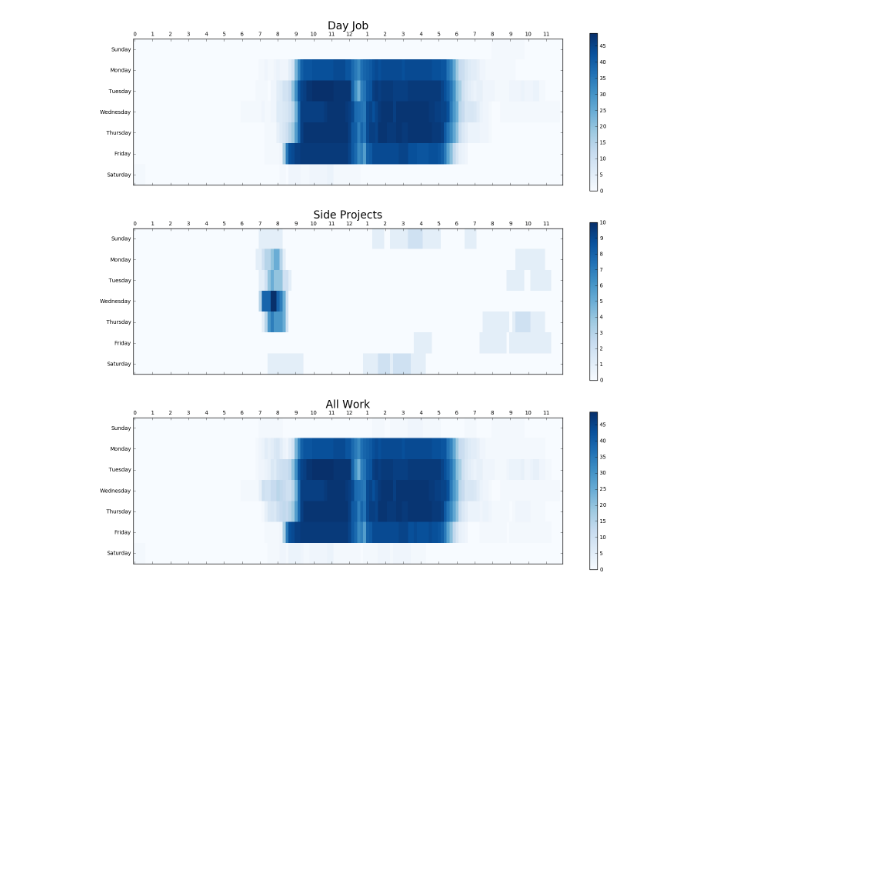
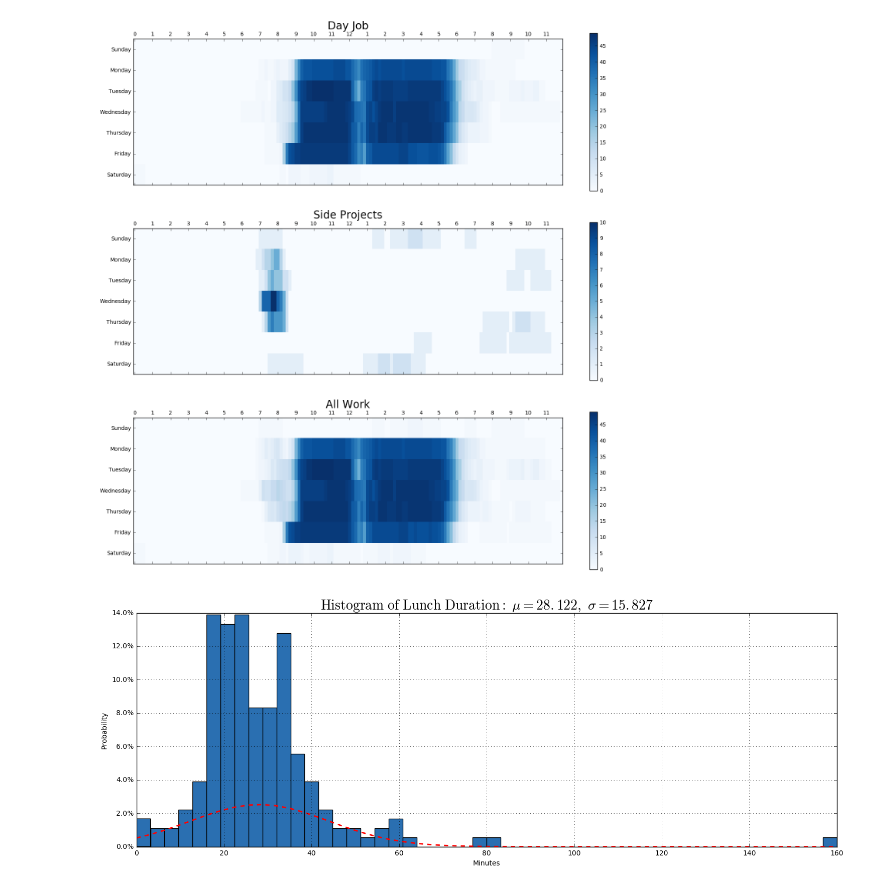
Before and after one commit to Tornquist/2017-Analysis, a Jupyter notebook: 2017 Analysis.ipynb, the cells around one changed output. Cells and saved outputs as stored; diff of their text form; code cells hidden in the pictures; blank space fills up the shorter version.

Commit message:
Add histogram of lunch duration

```diff
--- a/2017 Analysis.ipynb
+++ b/2017 Analysis.ipynb
@@ -270,3 +273,72 @@ az.set_yticklabels(list(WEEK_TYPE.day_names()))
 plt.show()
 # %% [output]
 [figure]
+# %%
+def calculate_lunch():
+    # Get all working entries
+    data = get_by_project(Project.SKINIO)
+
+    # Filter weekend entries
+    data = list(filter(lambda entry: entry.day in Week.WORK.value, data))
+
+    # Group by Date
+    data_by_date = {}
+    for entry in data:
+        if not entry.date in data_by_date:
+            data_by_date[entry.date] = []
+        data_by_date[entry.date].append(entry)
+
+    # Calculate Lunch
+    lunch_duration = []
+    for date in data_by_date:
+        day_data = data_by_date[date]
+        entries = len(day_data)
+        if (entries == 1):
+            # Filter very short days (half days)
+            if (entry.amount > 6):
+                lunch_duration.append(0)
+        elif (entries == 2):
+            start_time = datetime.datetime.strptime(day_data[0].end, '%I:%M %p')
+            end_time = datetime.datetime.strptime(day_data[1].start, '%I:%M %p')
+
+            if (end_time.hour > 14):
+                lunch_duration.append(0)
+                continue
+
+            delta = end_time - start_time
+            duration = delta.seconds / 60
+            lunch_duration.append(duration)
+        else:
+            # These entries are more complicated.
+            # This means I worked in the morning, evening, or took another break.
+            # Ignoring for now.
+            continue
+
+    return lunch_duration
+
+def to_percent(y, position):
+    s = str(100 * y)
+    return s + '%'
+
+lunch = calculate_lunch()
+(mu, sigma) = norm.fit(lunch)
+
+fig = plt.figure(figsize=(18, 6))
+
+weights = np.ones_like(lunch)/float(len(lunch))
+n, bins, patches = plt.hist(lunch, 50, facecolor=(42/255.0, 111/255.0, 177/255.0, 1), weights=weights)
+
+y = mlab.normpdf(bins, mu, sigma)
+l = plt.plot(bins, y, 'r--', linewidth=2)
+
+plt.xlabel('Minutes')
+plt.ylabel('Probability')
+plt.title('$\mathrm{Histogram\ of\ Lunch\ Duration:}\ \mu=%.3f,\ \sigma=%.3f$' %(mu, sigma), fontsize=20)
+plt.grid(True)
+
+formatter = FuncFormatter(to_percent)
+plt.gca().yaxis.set_major_formatter(formatter)
+
+plt.show()
+# %% [output]
+[figure, added]
```
Also changed, not shown: parts of 1 cell of this notebook.
